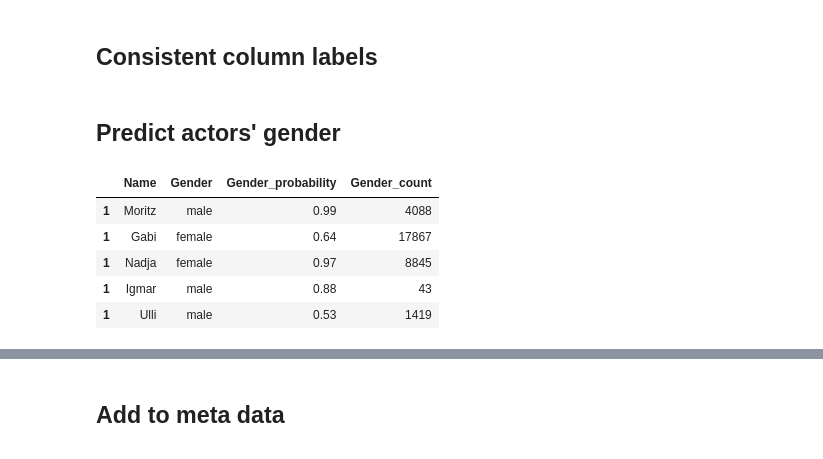
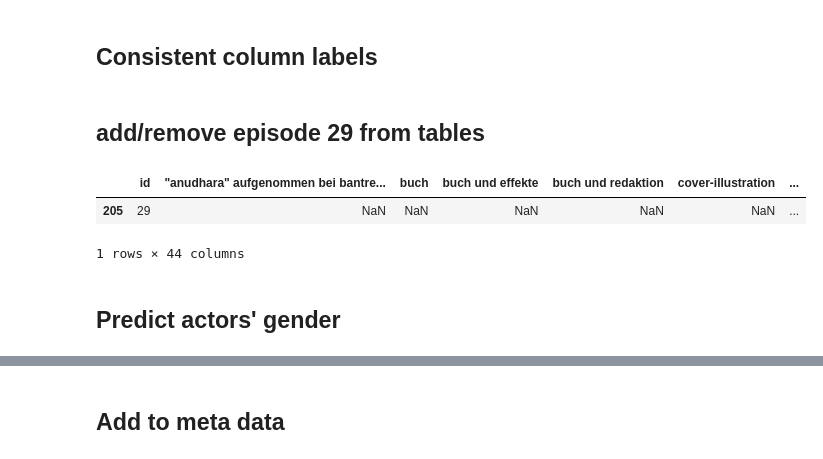
Before and after one commit to Lisa-Ho/three-investigators, a Jupyter notebook: notebooks/three-investigators-part-II.ipynb, the cells around one changed output, grey strips where cells are left out. Drawn from its saved outputs; the diff is of its cells as text; code cells hidden in the pictures.

```diff
--- a/notebooks/three-investigators-part-II.ipynb
+++ b/notebooks/three-investigators-part-II.ipynb
@@ -57,3 +58,5 @@ df_list = [meta, actors, content, rating]
 
 for df in df_list:
     df.columns = df.columns.str.lower()
+# %% [markdown]
+## add/remove episode 29 from tables
@@ -60,34 +70,33 @@ for df in df_list:
+# %%
+meta.loc[meta["id"] == 29]
+# %% [output]
+|  | id | "anudhara" aufgenommen bei bantre... | buch | buch und effekte | buch und redaktion | cover-illustration | ... |
+| 205 | 29 | NaN | NaN | NaN | NaN | NaN | ... |
+1 rows × 44 columns
 # %% [markdown]
 ## Predict actors' gender
 # %%
-#get gender for list of firstnames from Genderize.io
-
-#get unique list of first actor names
-names_unique = list (set (actors["Firstname"]))
-
-#access genderize.io api using this repository: tps://github.com/SteelPangolin/genderize
-gender_raw = Genderize().get(names_unique)
-
-#make dictionary into data frame
-gender = []
-for i in range(len(gender_raw)):
-    c = pd.DataFrame(gender_raw[i].items())[1]
-    gender.append(c)
-
-#rename columns
-gender = pd.concat(gender, axis=1).transpose().rename(columns={0:"Name", 1:"Gender", 2:"Gender_probability", 3:"Gender_count"})
-
-#save output as backup to access later
-gender.to_csv(".\\data\\processed\\actor_gender_prediction_" + "%s" %(str(date.today())) + ".csv")
-
-#display
-gender.head()
+##get gender for list of firstnames from Genderize.io
+#
+##get unique list of first actor names
+#names_unique = list (set (actors["firstname"]))
+#
+##access genderize.io api using this repository: tps://github.com/SteelPangolin/genderize
+#gender_raw = Genderize().get(names_unique)
+#
+##make dictionary into data frame
+#gender = []
+#for i in range(len(gender_raw)):
+#    c = pd.DataFrame(gender_raw[i].items())[1]
+#    gender.append(c)
+#
+##rename columns
+#gender = pd.concat(gender, axis=1).transpose().rename(columns={0:"name", 1:"gender", 2:"gender_probability", 3:"gender_count"})
+#
+##save output as backup to access later
+#gender.to_csv(".\\data\\processed\\actor_gender_prediction_" + "%s" %(str(date.today())) + ".csv")
+#
+##display
+#gender.head()
-# %% [output]
-|  | Name | Gender | Gender_probability | Gender_count |
-| 1 | Moritz | male | 0.99 | 4088 |
-| 1 | Gabi | female | 0.64 | 17867 |
-| 1 | Nadja | female | 0.97 | 8845 |
-| 1 | Igmar | male | 0.88 | 43 |
-| 1 | Ulli | male | 0.53 | 1419 |
 # %%
 # join tables
```
Also changed, not shown: parts of 21 cells of this notebook.
